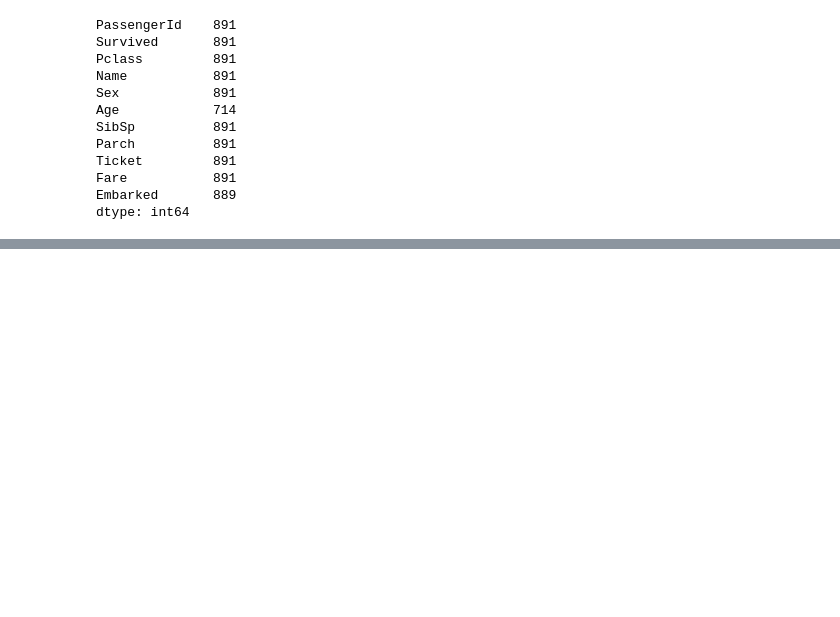
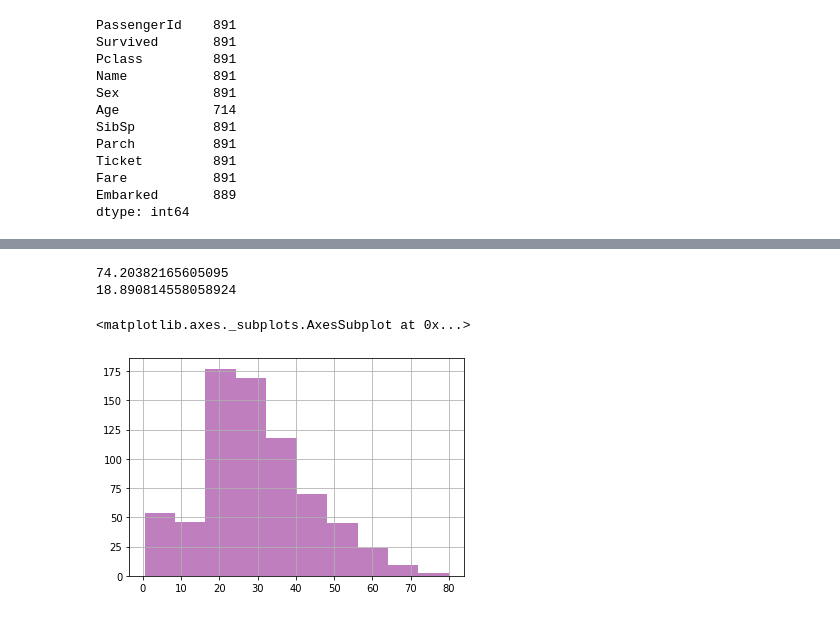
Before and after one commit to komi24/IB201116, a Jupyter notebook: Data.ipynb, the cells around one changed output, grey strips where cells are left out. Cells and saved outputs as stored; diff of their text form; code cells hidden in the pictures; blank space fills up the shorter version.

```diff
--- a/Data.ipynb
+++ b/Data.ipynb
@@ -364,0 +390,20 @@ df = pd.read_csv("train.csv")
+# %%
+# Récupérer le pourcentage de femmes qui ont survécu (par rapport au nombre de femmes)
+# Récupérer le pourcentage d'hommes qui ont survécu (par rapport au nombre d'hommes)
+df = pd.read_csv("train.csv")
+
+# retirer les colonnes Cabine, Ticket, PassengerId
+# Sex et Embarked en valeur num
+df.drop(columns=["Cabin", "Ticket", "PassengerId"], inplace=True)
+df["Sex"] = df.Sex.map({"female": 1, "male": 0})
+
+print(len(df[(df["Sex"] == 1) & (df["Survived"] == 1)]) / len(df[(df["Sex"] == 1)]) * 100)
+print(len(df[(df["Sex"] == 0) & (df["Survived"] == 1)]) / len(df[(df["Sex"] == 0)]) * 100)
+# %% [output]
+74.20382165605095
+18.890814558058924
+# %%
+df["Age"].hist(alpha=0.5, color="purple")
+# %% [output]
+<matplotlib.axes._subplots.AxesSubplot at 0x...>
+[figure, added]
```
Also changed, not shown: parts of 16 cells of this notebook.
